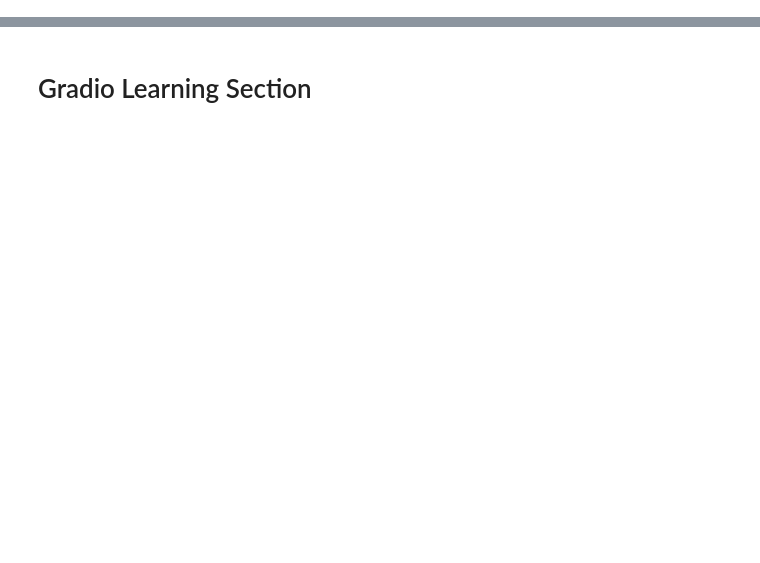
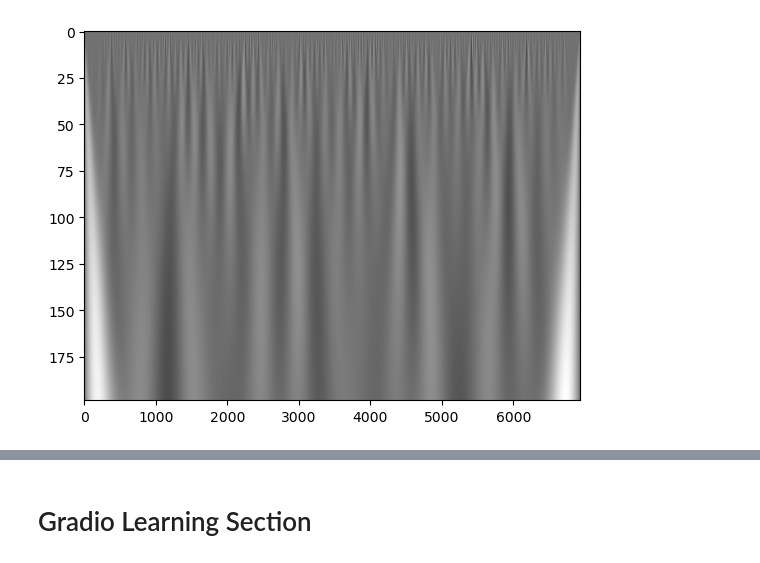
Before and after one commit to ahsanu123/ahsanu123, a Jupyter notebook: learnfft-spectogram.ipynb, the cells around one changed output, grey strips where cells are left out. Drawn from its saved outputs; the diff is of its cells as text; code cells hidden in the pictures; blank space fills up the shorter version.

Commit message:
Kaggle Notebook | learnFFT-Spectogram | Version 6

```diff
--- a/learnfft-spectogram.ipynb
+++ b/learnfft-spectogram.ipynb
@@ -14,3 +17,26 @@ figure(figsize=(10,10))
+# %%
+# cc = pd.read_csv('/kaggle/input/ccs170/ccs170.csv')
+cc = pd.read_csv('/kaggle/input/ccs170/outputu70Motor2.csv')
+# cc = pd.read_csv('/kaggle/input/ccsv122/ccs122.csv')
+# cc = pd.read_csv('/kaggle/input/ccs001/ccs1.csv')
+# cc = pd.read_csv('/kaggle/input/ccs001/mcsadc-motor-rotorbarfailure-1_2023/ccs10.csv')
+
+cc.columns = ['time', 'ia', 'ib', 'ic', 'adc1', 'adc2', 'x', 'y', 'z', 'temp' ]
+
+# cc.columns = ['time', 'ia', 'ib', 'ic', 'va', 'vb', 'vc', 'rad/s', 'pos/mec' ]
+# ia = cc['ia']
+
+ia = cc['x']
+ia = np.array(ia)
+
+width = np.arange(1, 200)
+cwtmatr = signal.cwt(ia, signal.ricker, width)
+cwtmatr_yflip = np.flipud(cwtmatr)
+plt.imshow(cwtmatr, cmap='gray', aspect='auto')
+
+plt.show()
+# %% [output]
+[figure, added]
 # %%
 cc = pd.read_csv('/kaggle/input/ccs170/ccs170.csv')
 # cc = pd.read_csv('/kaggle/input/ccsv122/ccs122.csv')
```
Also changed, not shown: parts of 9 cells of this notebook.
